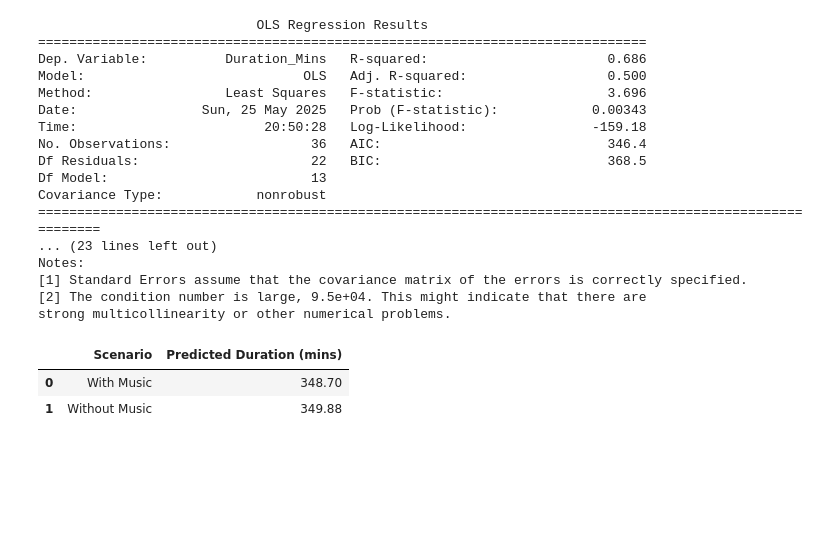
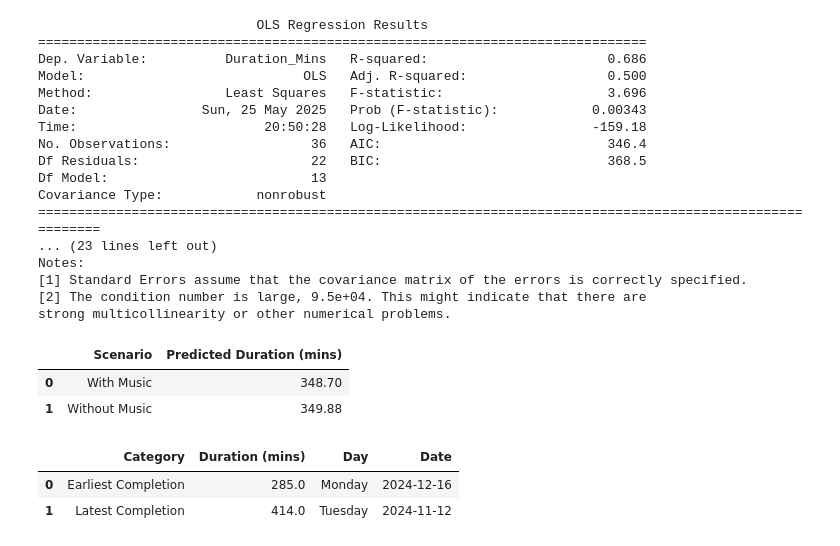
Before and after one commit to Reenart/My-Data-Projects-in-Python, a Jupyter notebook: MyFirstProject.ipynb, the cells around one changed output. Cells and saved outputs as stored; diff of their text form; code cells hidden in the pictures; blank space fills up the shorter version.

Commit message:
updated with latest and earliest days using the duration column

```diff
--- a/MyFirstProject.ipynb
+++ b/MyFirstProject.ipynb
@@ -618,0 +621,29 @@ forecast_df[['Scenario', 'Predicted Duration (mins)']]
+# %%
+
+#Find earliest and latest completion days
+earliest_completion = dataset['Duration_Mins'].min()
+latest_completion = dataset['Duration_Mins'].max()
+
+#Get rows for those durations
+earliest_row = dataset[dataset['Duration_Mins'] == earliest_completion].iloc[0]
+latest_row = dataset[dataset['Duration_Mins'] == latest_completion].iloc[0]
+
+#Prepare values
+category = ['Earliest Completion', 'Latest Completion']
+result = [earliest_completion, latest_completion]
+workday = [earliest_row['Day'], latest_row['Day']]
+workdate = [earliest_row['Date'], latest_row['Date']]
+
+# Build the result DataFrame
+completion_diff = pd.DataFrame({
+    'Category': category,
+    'Duration (mins)': result,
+    'Day': workday,
+    'Date': workdate
+})
+
+completion_diff.head()
+# %% [output]
+|  | Category | Duration (mins) | Day | Date |
+| 0 | Earliest Completion | 285.0 | Monday | 2024-12-16 |
+| 1 | Latest Completion | 414.0 | Tuesday | 2024-11-12 |
```
Also changed, not shown: parts of 1 cell of this notebook.
